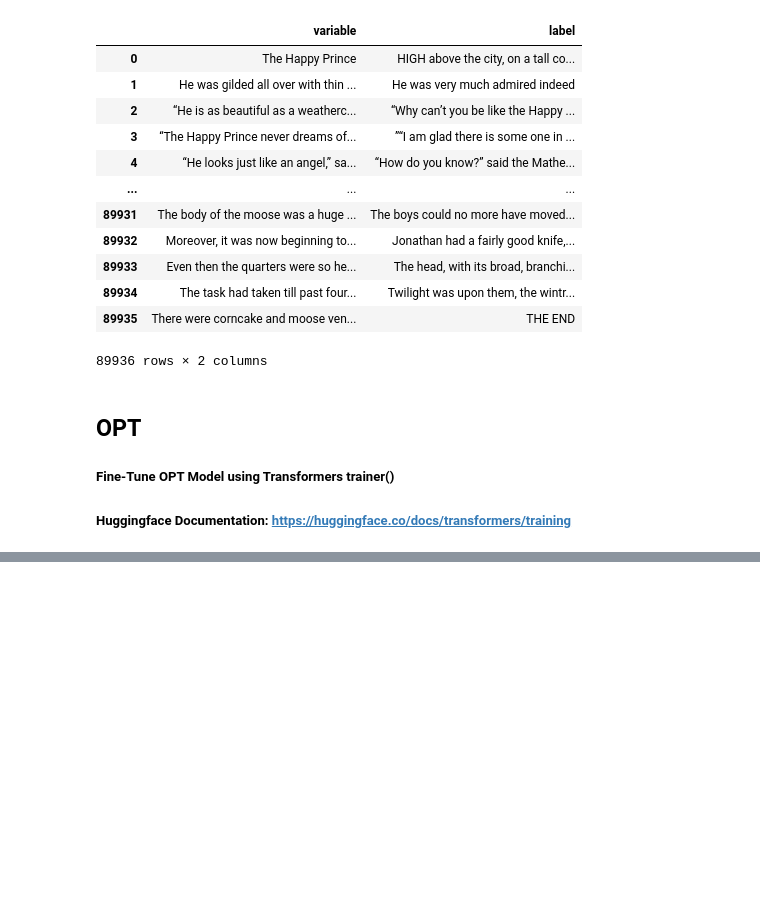
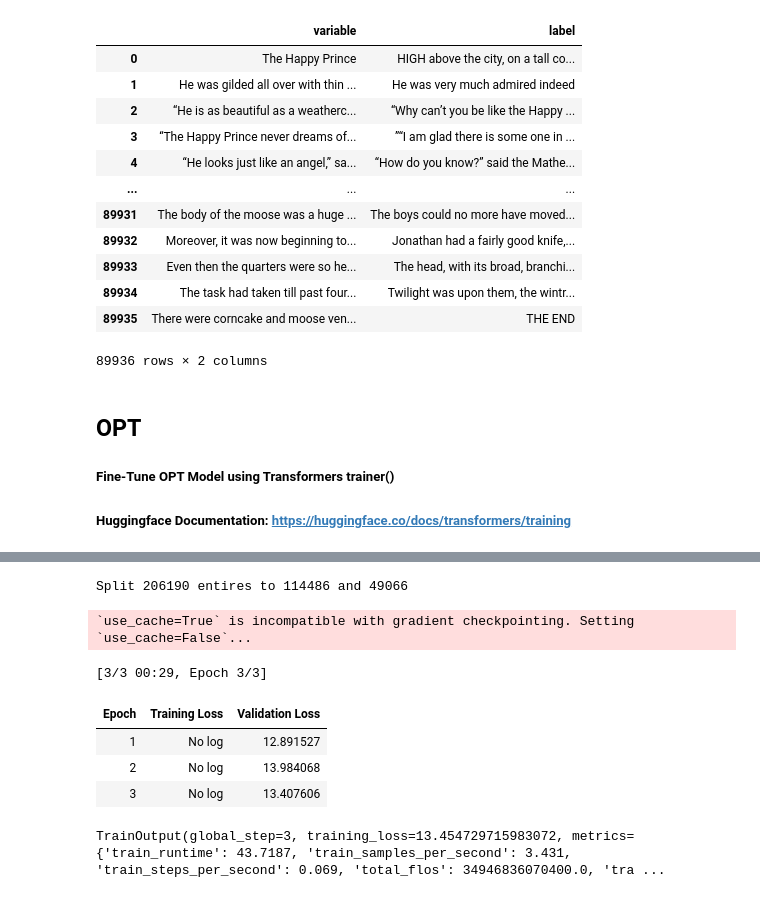
Before and after one commit to ram-senth/datasci-w266-2023-spring-team-story-bot, a Jupyter notebook: ChildrenStoriesCorpus_EDA_OPT.ipynb, the cells around one changed output, grey strips where cells are left out. Saved outputs shown, nothing was run; the diff lists cells and outputs as text; code cells hidden in the pictures; blank space fills up the shorter version.

```diff
--- a/ChildrenStoriesCorpus_EDA_OPT.ipynb
+++ b/ChildrenStoriesCorpus_EDA_OPT.ipynb
@@ -464,0 +556,3 @@ tokenizer.decode([5.7841024, 14.33727, 6.66543, 3.6947446, 6.080323, 1.1597998])
+# %%
+model = OPTForCausalLM.from_pretrained("facebook/opt-350m")
+tokenizer = AutoTokenizer.from_pretrained("facebook/opt-350m")
@@ -464,0 +575,20 @@ tokenizer.decode([5.7841024, 14.33727, 6.66543, 3.6947446, 6.080323, 1.1597998])
+# %%
+def split_datafile(main_file, train_file, val_file):
+  data_df = pd.read_csv(main_file)
+  data_wc = data_df[(data_df['variable'].str.split(' ').str.len() > 3) &
+     (data_df['variable'].str.split(' ').str.len() < 50) &
+     (data_df['label'].str.split(' ').str.len() > 3) &
+     (data_df['label'].str.split(' ').str.len() < 50)]
+  x_train, x_val, y_train, y_val = train_test_split(data_wc['variable'], data_wc['label'], train_size=0.7)
+  xy_train = {'variable': [x for x in x_train], 'label': y_train}
+  xy_val = {'variable': [x for x in x_val], 'label': y_val}
+
+  df_train = pd.DataFrame(xy_train)
+  df_val = pd.DataFrame(xy_val)
+  df_train.to_csv(train_file, index=False)
+  df_val.to_csv(val_file, index=False)
+  print(f'Split {data_df.shape[0]} entires to {df_train.shape[0]} and {df_val.shape[0]}')
+
+split_datafile(PATH + MAIN_DATA_FILE, PATH + TRAIN_DATA_FILE, PATH + VAL_DATA_FILE)
+# %% [output]
+Split 206190 entires to 114486 and 49066
@@ -464,0 +687,47 @@ tokenizer.decode([5.7841024, 14.33727, 6.66543, 3.6947446, 6.080323, 1.1597998])
+# %%
+train_data_iterator = StoryDataIterator(
+    tokenizer=tokenizer,
+    n_examples=NUM_TRAIN_SAMPLES,
+    max_load_at_once=MAX_LOAD_AT_ONCE,
+    data_filename=PATH + TRAIN_DATA_FILE,
+    max_length=MAX_TOKEN_LENGTH
+)
+
+val_data_iterator = StoryDataIterator(
+    tokenizer=tokenizer,
+    n_examples=NUM_VAL_SAMPLES,
+    max_load_at_once=MAX_LOAD_AT_ONCE,
+    data_filename=PATH + VAL_DATA_FILE,
+    max_length=MAX_TOKEN_LENGTH
+)
+# %%
+# training arguments for model fine tuning
+training_args = Seq2SeqTrainingArguments(
+    MODEL_CKPT_FILE,
+    evaluation_strategy='epoch',
+    per_device_train_batch_size=BATCH_SIZE,
+    per_device_eval_batch_size=BATCH_SIZE,
+    num_train_epochs=3,
+    gradient_accumulation_steps=4,
+    gradient_checkpointing=True,
+    fp16=True,
+    save_total_limit = 5)
+# %%
+# training model function
+trainer = Seq2SeqTrainer(
+    model=model,
+    args=training_args,
+    train_dataset=train_data_iterator,
+    eval_dataset=val_data_iterator,
+    compute_metrics=None,
+)
+# %%
+trainer.train()
+# %% [output]
+`use_cache=True` is incompatible with gradient checkpointing. Setting `use_cache=False`...
+[3/3 00:29, Epoch 3/3]
+| Epoch | Training Loss | Validation Loss |
+| 1 | No log | 12.891527 |
+| 2 | No log | 13.984068 |
+| 3 | No log | 13.407606 |
+TrainOutput(global_step=3, training_loss=13.454729715983072, metrics={'train_runtime': 43.7187, 'train_samples_per_second': 3.431, 'train_steps_per_second': 0.069, 'total_flos': 34946836070400.0, 'tra ...
```
Also changed, not shown: parts of 43 cells of this notebook, 1 other file.
